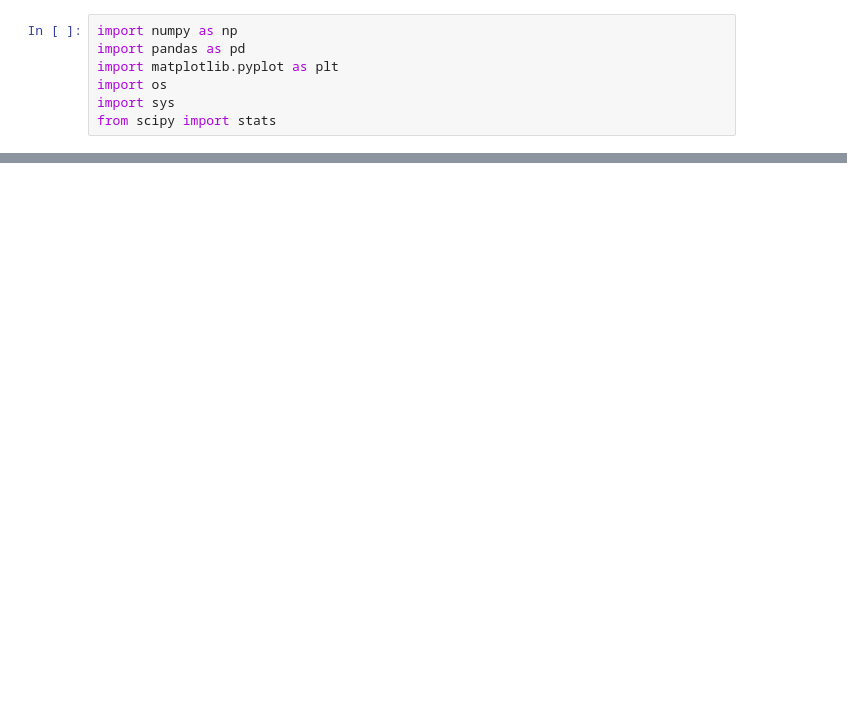
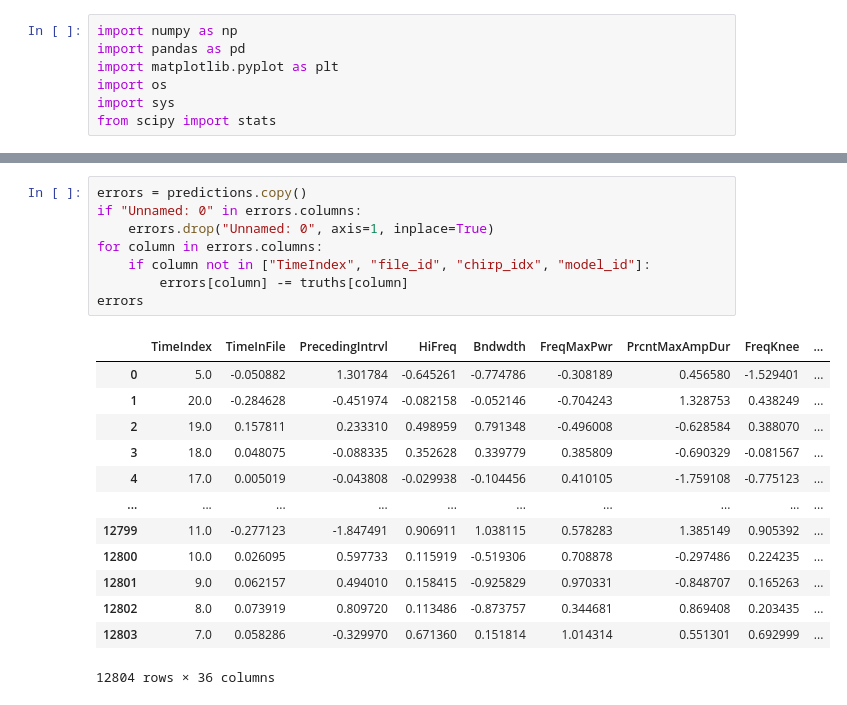
Before and after one commit to paepcke/bats, a Jupyter notebook: src/andrew/error_distribution_analysis.ipynb, the cells around one changed output, grey strips where cells are left out. Saved outputs shown, nothing was run; the diff lists cells and outputs as text; blank space fills up the shorter version.

```diff
--- a/src/andrew/error_distribution_analysis.ipynb
+++ b/src/andrew/error_distribution_analysis.ipynb
@@ -25,0 +36,22 @@ losses
+# %%
+errors = predictions.copy()
+if "Unnamed: 0" in errors.columns:
+    errors.drop("Unnamed: 0", axis=1, inplace=True)
+for column in errors.columns:
+    if column not in ["TimeIndex", "file_id", "chirp_idx", "model_id"]:
+        errors[column] -= truths[column]
+errors
+# %% [output]
+|  | TimeIndex | TimeInFile | PrecedingIntrvl | HiFreq | Bndwdth | FreqMaxPwr | PrcntMaxAmpDur | FreqKnee | ... |
+| 0 | 5.0 | -0.050882 | 1.301784 | -0.645261 | -0.774786 | -0.308189 | 0.456580 | -1.529401 | ... |
+| 1 | 20.0 | -0.284628 | -0.451974 | -0.082158 | -0.052146 | -0.704243 | 1.328753 | 0.438249 | ... |
+| 2 | 19.0 | 0.157811 | 0.233310 | 0.498959 | 0.791348 | -0.496008 | -0.628584 | 0.388070 | ... |
+| 3 | 18.0 | 0.048075 | -0.088335 | 0.352628 | 0.339779 | 0.385809 | -0.690329 | -0.081567 | ... |
+| 4 | 17.0 | 0.005019 | -0.043808 | -0.029938 | -0.104456 | 0.410105 | -1.759108 | -0.775123 | ... |
+| ... | ... | ... | ... | ... | ... | ... | ... | ... | ... |
+| 12799 | 11.0 | -0.277123 | -1.847491 | 0.906911 | 1.038115 | 0.578283 | 1.385149 | 0.905392 | ... |
+| 12800 | 10.0 | 0.026095 | 0.597733 | 0.115919 | -0.519306 | 0.708878 | -0.297486 | 0.224235 | ... |
+| 12801 | 9.0 | 0.062157 | 0.494010 | 0.158415 | -0.925829 | 0.970331 | -0.848707 | 0.165263 | ... |
+| 12802 | 8.0 | 0.073919 | 0.809720 | 0.113486 | -0.873757 | 0.344681 | 0.869408 | 0.203435 | ... |
+| 12803 | 7.0 | 0.058286 | -0.329970 | 0.671360 | 0.151814 | 1.014314 | 0.551301 | 0.692999 | ... |
+12804 rows × 36 columns
```
Also changed, not shown: parts of 17 cells of this notebook, 7 other files.
